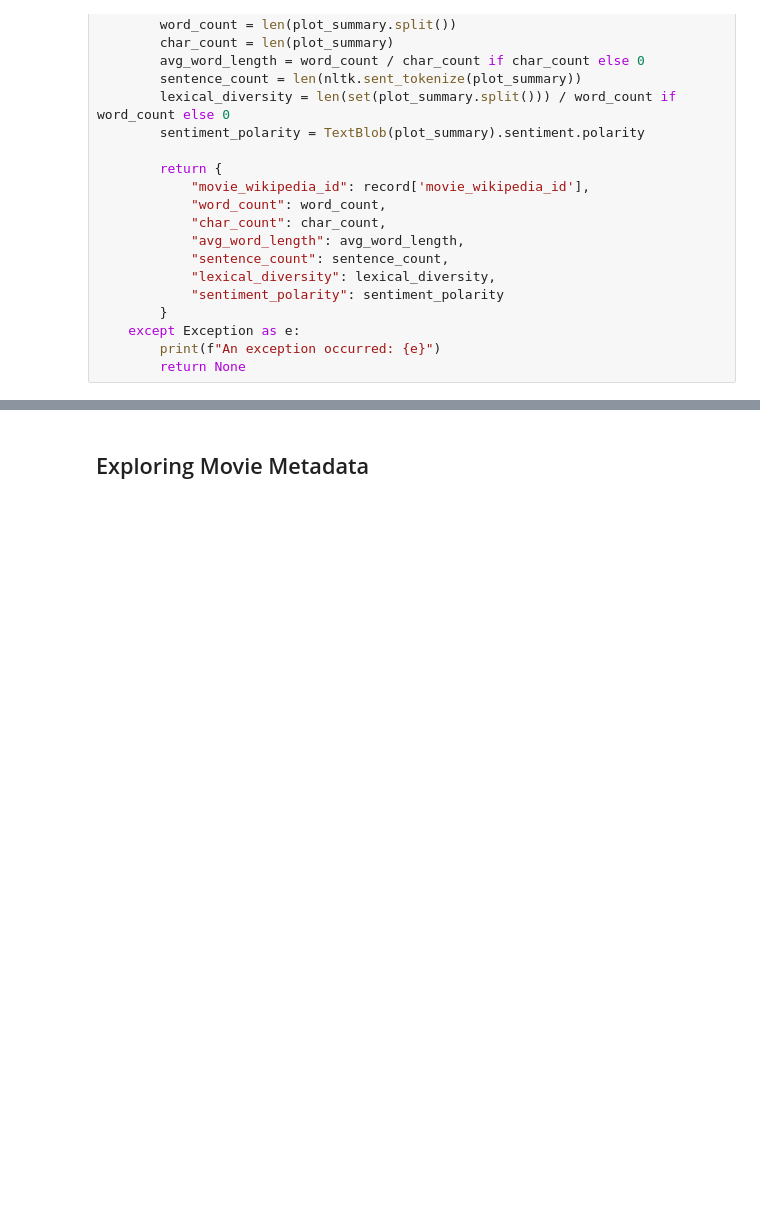
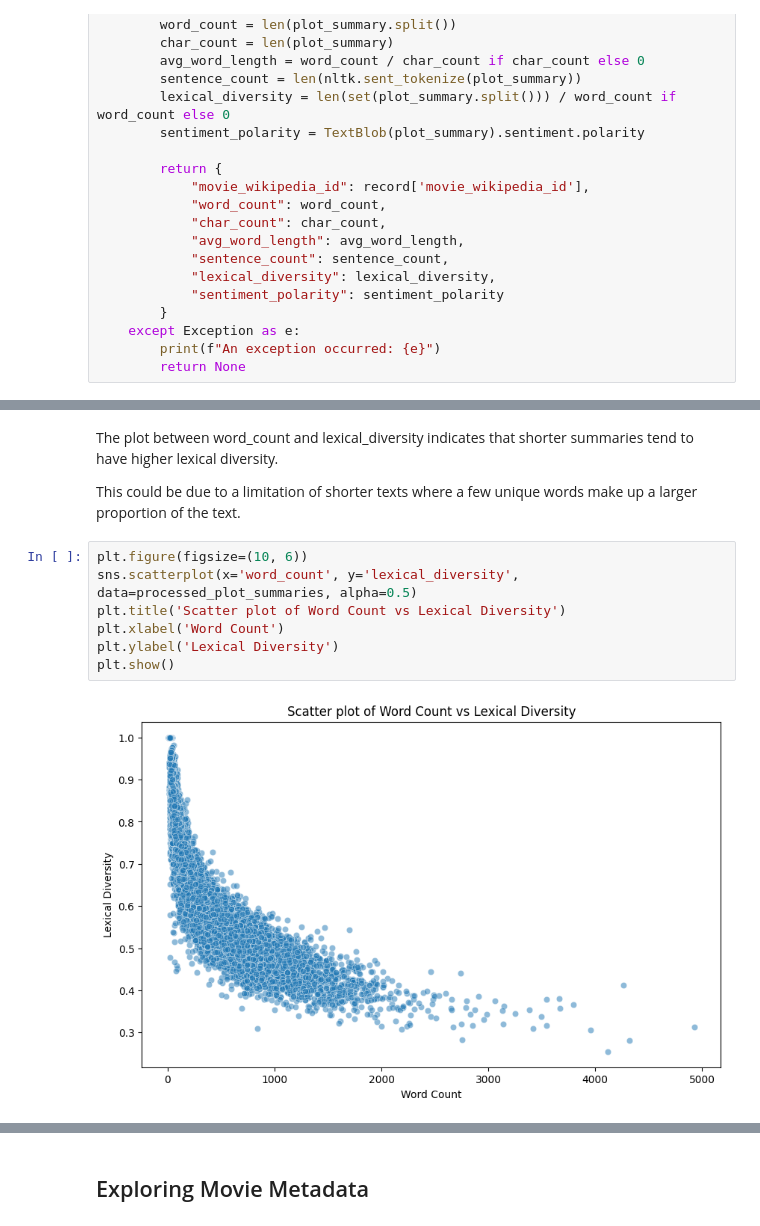
Before and after one commit to epfl-ada/ada-2023-project-biasbusters, a Jupyter notebook: main.ipynb, the cells around one changed output, grey strips where cells are left out. Saved outputs shown, nothing was run; the diff lists cells and outputs as text; blank space fills up the shorter version.

```diff
--- a/main.ipynb
+++ b/main.ipynb
@@ -193,0 +198,13 @@ sns.pairplot(processed_plot_summaries)
+# %% [markdown]
+The plot between word_count and lexical_diversity indicates that shorter summaries tend to have higher lexical diversity.
+
+This could be due to a limitation of shorter texts where a few unique words make up a larger proportion of the text.
+# %%
+plt.figure(figsize=(10, 6))
+sns.scatterplot(x='word_count', y='lexical_diversity', data=processed_plot_summaries, alpha=0.5)
+plt.title('Scatter plot of Word Count vs Lexical Diversity')
+plt.xlabel('Word Count')
+plt.ylabel('Lexical Diversity')
+plt.show()
+# %% [output]
+[figure, added]
```
Also changed, not shown: parts of 33 cells of this notebook.
